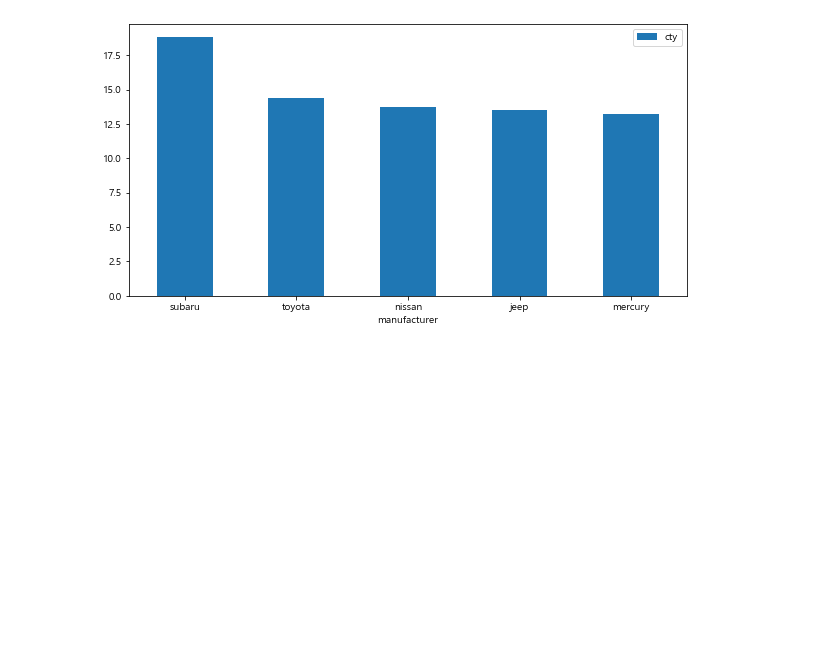
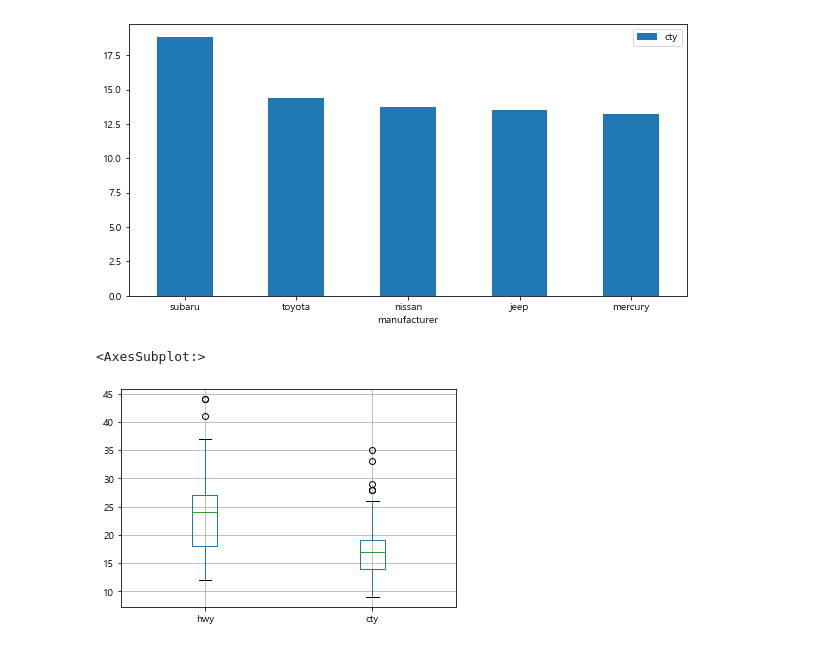
Before and after one commit to suyeondev/TIL, a Jupyter notebook: Python/pandas/ml_pandas[06-visualization1_실습1].ipynb, the cells around one changed output. Cells and saved outputs as stored; diff of their text form; code cells hidden in the pictures; blank space fills up the shorter version.

```diff
--- a/Python/pandas/ml_pandas[06-visualization1_실습1].ipynb
+++ b/Python/pandas/ml_pandas[06-visualization1_실습1].ipynb
@@ -294,3 +342,16 @@ suv_cty_frm_grp_top5.plot(kind = 'bar',figsize=(10,5),
 | mercury | 13.250000 |
 <AxesSubplot:xlabel='manufacturer'>
 [figure]
+# %%
+# 시각화
+
+
+# 이상치 정제
+# car_mpg 데이터에서 구동방식별 고속도로 연비 평균과 도시연비 평균을 극단치를 제외하고 확인
+# 각 연비별 이상치 확인 boxplot()
+
+outlier_frm=dataset.filter(['hwy','cty'])
+outlier_frm.boxplot()
+# %% [output]
+<AxesSubplot:>
+[figure, added]
```
Also changed, not shown: parts of 9 cells of this notebook.
